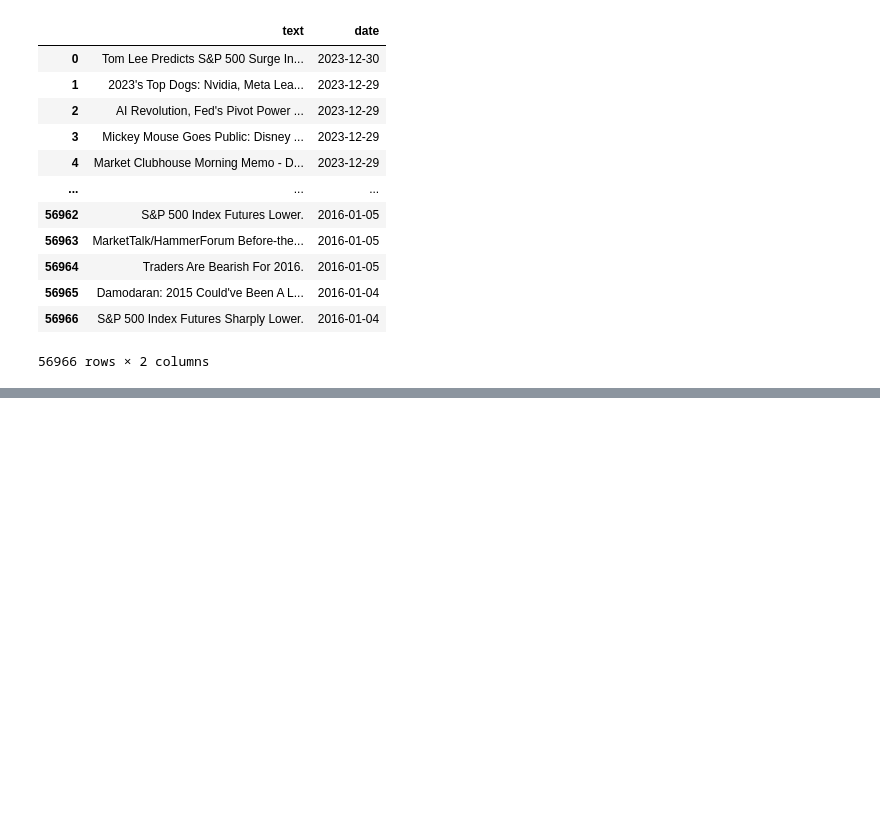
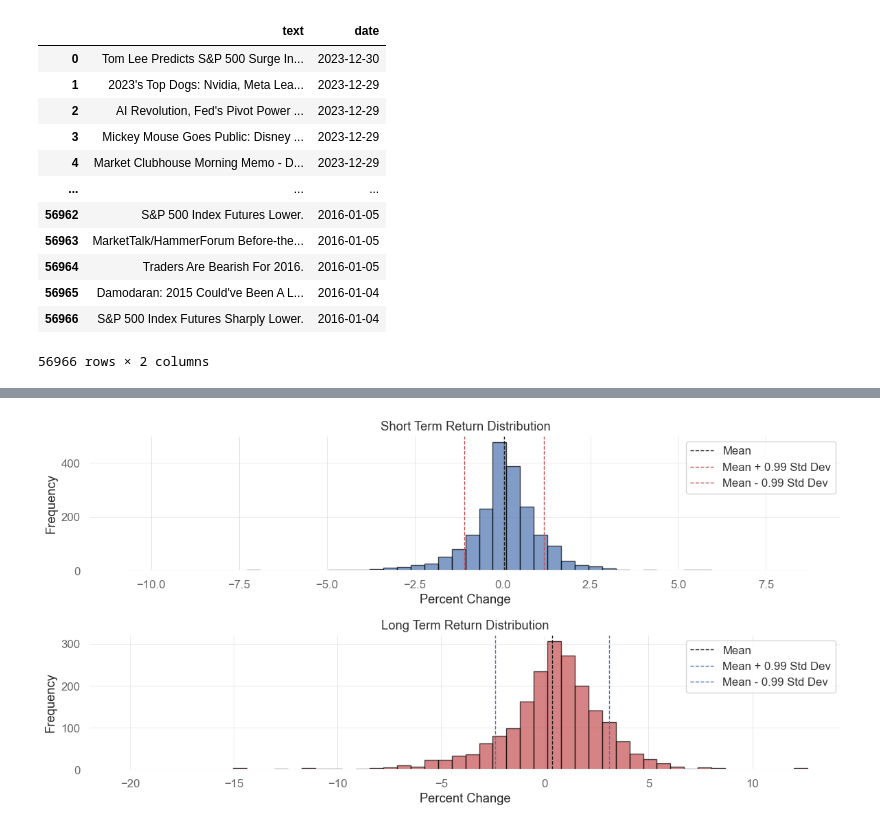
Before and after one commit to NimaJafariComp/StonksMachine, a Jupyter notebook: Models/Sentiment_Model/Training/main_pytorch.ipynb, the cells around one changed output, grey strips where cells are left out. Saved outputs shown, nothing was run; the diff lists cells and outputs as text; code cells hidden in the pictures; blank space fills up the shorter version.

```diff
--- a/Models/Sentiment_Model/Training/main_pytorch.ipynb
+++ b/Models/Sentiment_Model/Training/main_pytorch.ipynb
@@ -257,0 +194,3 @@ merged_data['text'].iloc[5]
+# %%
+combined_data = market_data_s.drop(['high','low','trade_count','open','volume','vwap'], axis=1)
+combined_data
@@ -257,0 +212,6 @@ merged_data['text'].iloc[5]
+# %%
+combined_data['short_term_return'] = combined_data['close'].pct_change(periods=1).shift(-1) * 100
+combined_data['long_term_return'] = combined_data['close'].pct_change(periods=7).shift(-7)* 100
+combined_data.dropna(inplace=True)
+#combined_data.tail(10)
+combined_data
@@ -257,0 +233,58 @@ merged_data['text'].iloc[5]
+# %%
+# Define the number of bins
+num_bins = 50
+coverage_percentage = 0.68
+z_score = stats.norm.ppf(1 - (1 - coverage_percentage) / 2)
+
+# Calculate min and max values for short-term and long-term returns
+min_short_term = combined_data['short_term_return'].min()
+max_short_term = combined_data['short_term_return'].max()
+min_long_term = combined_data['long_term_return'].min()
+max_long_term = combined_data['long_term_return'].max()
+
+# Generate bin edges using numpy.linspace
+bins_short_term = np.linspace(min_short_term, max_short_term, num_bins + 1)
+bins_long_term = np.linspace(min_long_term, max_long_term, num_bins + 1)
+
+# Calculate statistics
+mean_short_term = combined_data['short_term_return'].mean()
+std_short_term = combined_data['short_term_return'].std()
+mean_long_term = combined_data['long_term_return'].mean()
+std_long_term = combined_data['long_term_return'].std()
+
+min_thresh_short_term = mean_short_term - z_score*std_short_term
+max_thresh_short_term = mean_short_term + z_score*std_short_term
+min_thresh_long_term = mean_long_term - z_score*std_long_term
+max_thresh_long_term = mean_long_term + z_score*std_long_term
+
+# Plotting histograms
+plt.figure(figsize=(12, 6))
+
+# Plot histogram for short-term returns
+plt.subplot(2, 1, 1)
+plt.hist(combined_data['short_term_return'], bins=bins_short_term, color='b', edgecolor='black', alpha=0.7)
+plt.axvline(mean_short_term, color='k', linestyle='dashed', linewidth=1, label='Mean')
+plt.axvline(max_thresh_short_term, color='r', linestyle='dashed', linewidth=1, label=f'Mean + {z_score:.2f} Std Dev')
+plt.axvline(min_thresh_short_term, color='r', linestyle='dashed', linewidth=1, label=f'Mean - {z_score:.2f} Std Dev')
+plt.title('Short Term Return Distribution')
+plt.xlabel('Percent Change')
+plt.ylabel('Frequency')
+plt.legend()
+plt.grid(True)
+
+# Plot histogram for long-term returns
+plt.subplot(2, 1, 2)
+plt.hist(combined_data['long_term_return'], bins=bins_long_term, color='r', edgecolor='black', alpha=0.7)
+plt.axvline(mean_long_term, color='k', linestyle='dashed', linewidth=1, label='Mean')
+plt.axvline(max_thresh_long_term, color='b', linestyle='dashed', linewidth=1, label=f'Mean + {z_score:.2f} Std Dev')
+plt.axvline(min_thresh_long_term, color='b', linestyle='dashed', linewidth=1, label=f'Mean - {z_score:.2f} Std Dev')
+plt.title('Long Term Return Distribution')
+plt.xlabel('Percent Change')
+plt.ylabel('Frequency')
+plt.legend()
+plt.grid(True)
+
+plt.tight_layout()
+plt.show()
+# %% [output]
+[figure, added]
```
Also changed, not shown: parts of 24 cells of this notebook.
